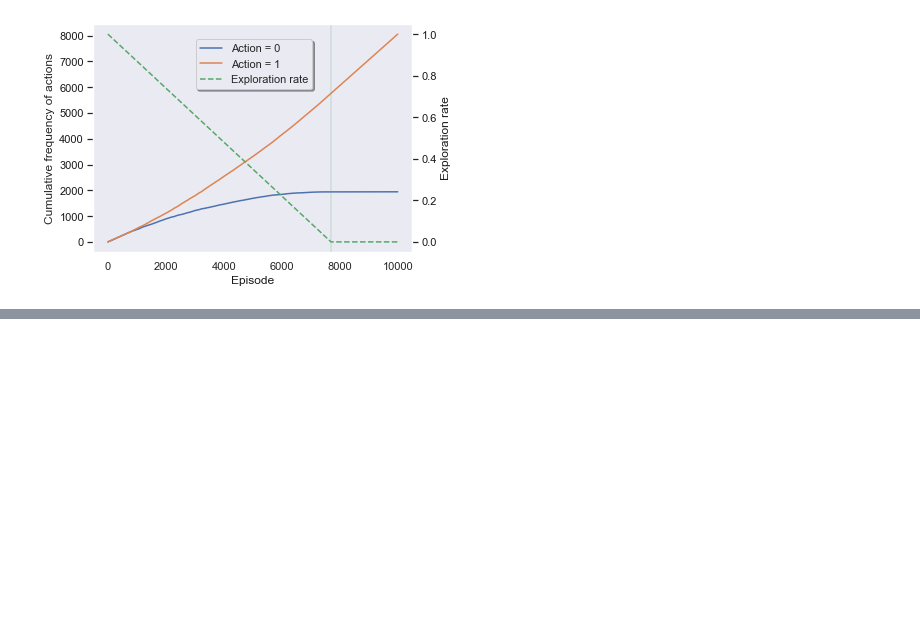
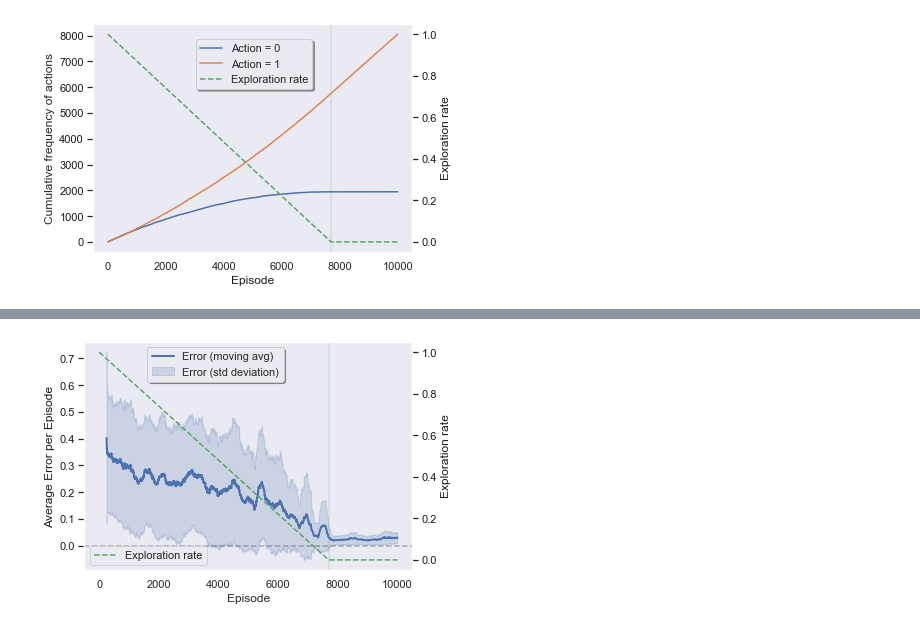
Before and after one commit to geduardo/Designing-Experiments-With-Neural-Networks, a Jupyter notebook: Pendulum/Pendulum.ipynb, the cells around one changed output, grey strips where cells are left out. Cells and saved outputs as stored; diff of their text form; code cells hidden in the pictures; blank space fills up the shorter version.

```diff
--- a/Pendulum/Pendulum.ipynb
+++ b/Pendulum/Pendulum.ipynb
@@ -310,0 +311,28 @@ plt.savefig('Real-vs-Pred-Pendulum.pdf')
+# %%
+fig, ax1 = plt.subplots()
+color = 'k'
+window = int(N_Episodes/40)
+ax1.set_xlabel('Episode')
+ax1.set_ylabel('Average Error per Episode', color=color)
+error = np.abs(df['Predicted T']- df['Real T'])
+smooth_path= error.rolling(window=window).mean()
+path_deviation = error.rolling(window=window).std()
+under_line     = (smooth_path-path_deviation)
+over_line      = (smooth_path+path_deviation)
+ax1.plot(smooth_path, linewidth=2, label ='Error (moving avg)') #mean curve.
+ax1.fill_between(path_deviation.index, under_line, over_line, color='b', alpha=0.2,label ='Error (std deviation)') #std curves.
+ax1.axhline(y=0,color='k',linestyle='--',alpha=0.3)
+ax1.legend(loc='upper center', bbox_to_anchor=(0.4, 1), shadow=True, ncol=1)
+ax1.tick_params(axis='y', labelcolor=color)
+ax1.grid(False)
+ax2 = ax1.twinx()  # instantiate a second axes that shares the same x-axis
+ax2.set_ylabel('Exploration rate', color=color)  # we already handled the x-label with ax1
+ax2.plot(range(len(df['q1'])),df['Exploration rate'],'g--', label = 'Exploration rate')
+ax2.tick_params(axis='y', labelcolor=color)
+plt.axvline(x=experimenter.marker,color='g',linestyle='-',alpha=0.2)
+ax2.grid(False)
+ax2.legend()
+fig.tight_layout()
+plt.savefig('Error-Pendulum.pdf')
+# %% [output]
+[figure, added]
```
Also changed, not shown: parts of 5 cells of this notebook, 20 other files.
